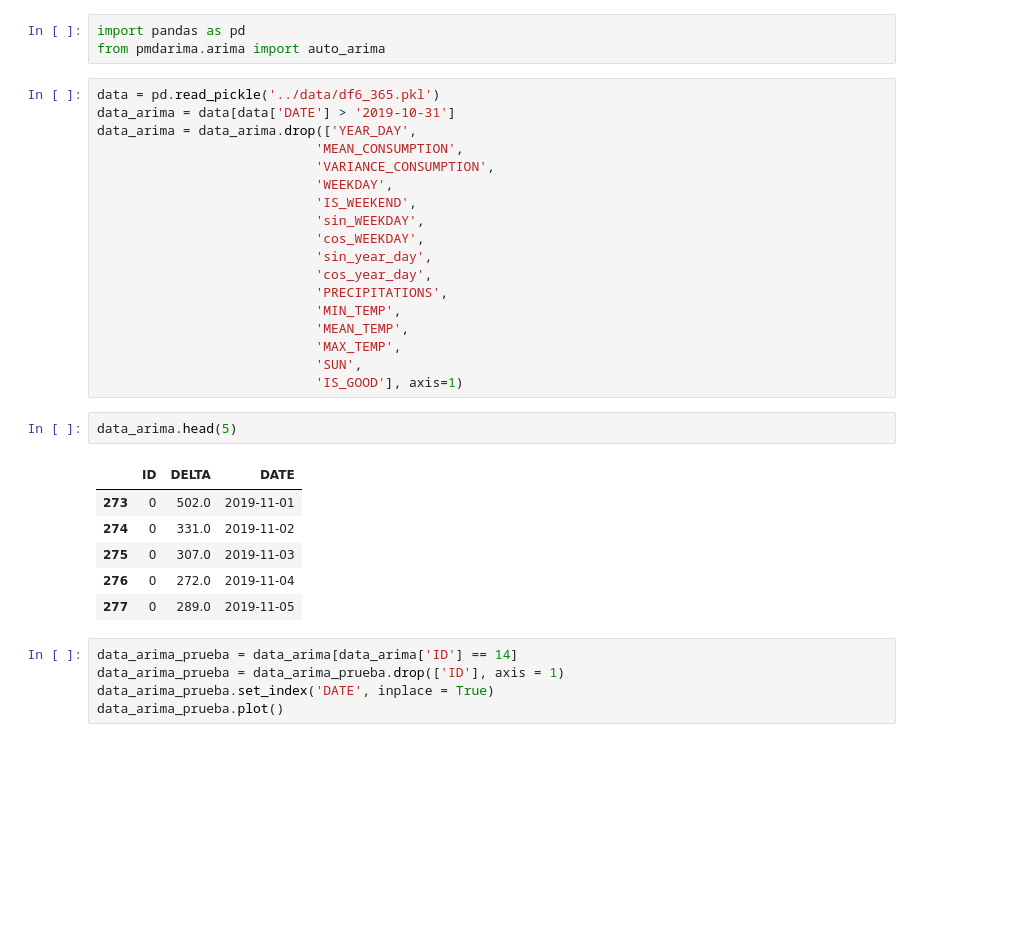
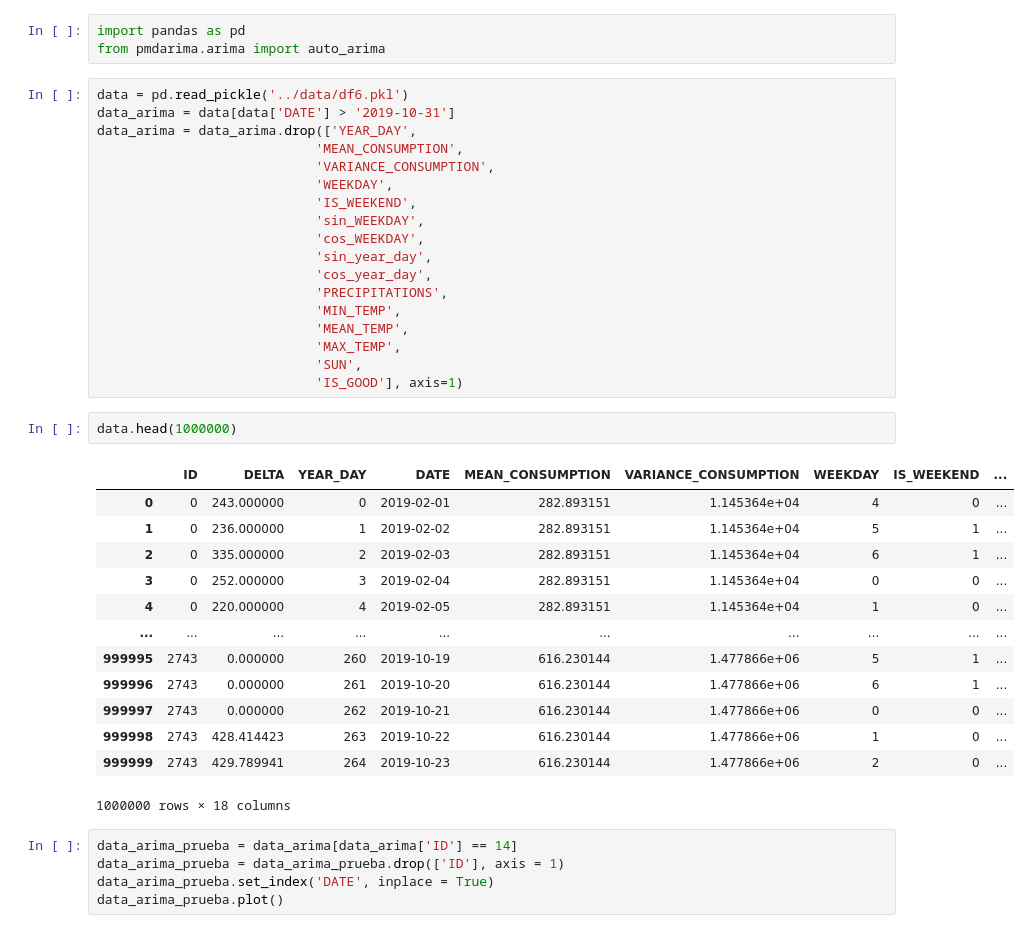
Before and after one commit to sgavela/water_footprint, a Jupyter notebook: exploration/bulk_arima.ipynb, the cells around one changed output. Cells and saved outputs as stored; diff of their text form; blank space fills up the shorter version.

```diff
--- a/exploration/bulk_arima.ipynb
+++ b/exploration/bulk_arima.ipynb
@@ -2,7 +2,7 @@
 import pandas as pd
 from pmdarima.arima import auto_arima
 # %%
-data = pd.read_pickle('../data/df6_365.pkl')
+data = pd.read_pickle('../data/df6.pkl')
 data_arima = data[data['DATE'] > '2019-10-31']
 data_arima = data_arima.drop(['YEAR_DAY',
                             'MEAN_CONSUMPTION',
@@ -19,15 +19,22 @@ data_arima = data_arima.drop(['YEAR_DAY',
                             'MAX_TEMP',
                             'SUN',
                             'IS_GOOD'], axis=1)
-# %%
-data_arima.head(5)
-# %% [output]
-|  | ID | DELTA | DATE |
-| 273 | 0 | 502.0 | 2019-11-01 |
-| 274 | 0 | 331.0 | 2019-11-02 |
-| 275 | 0 | 307.0 | 2019-11-03 |
-| 276 | 0 | 272.0 | 2019-11-04 |
-| 277 | 0 | 289.0 | 2019-11-05 |
+# %%
+data.head(1000000)
+# %% [output]
+|  | ID | DELTA | YEAR_DAY | DATE | MEAN_CONSUMPTION | VARIANCE_CONSUMPTION | WEEKDAY | IS_WEEKEND | ... |
+| 0 | 0 | 243.000000 | 0 | 2019-02-01 | 282.893151 | 1.145364e+04 | 4 | 0 | ... |
+| 1 | 0 | 236.000000 | 1 | 2019-02-02 | 282.893151 | 1.145364e+04 | 5 | 1 | ... |
+| 2 | 0 | 335.000000 | 2 | 2019-02-03 | 282.893151 | 1.145364e+04 | 6 | 1 | ... |
+| 3 | 0 | 252.000000 | 3 | 2019-02-04 | 282.893151 | 1.145364e+04 | 0 | 0 | ... |
+| 4 | 0 | 220.000000 | 4 | 2019-02-05 | 282.893151 | 1.145364e+04 | 1 | 0 | ... |
+| ... | ... | ... | ... | ... | ... | ... | ... | ... | ... |
+| 999995 | 2743 | 0.000000 | 260 | 2019-10-19 | 616.230144 | 1.477866e+06 | 5 | 1 | ... |
+| 999996 | 2743 | 0.000000 | 261 | 2019-10-20 | 616.230144 | 1.477866e+06 | 6 | 1 | ... |
+| 999997 | 2743 | 0.000000 | 262 | 2019-10-21 | 616.230144 | 1.477866e+06 | 0 | 0 | ... |
+| 999998 | 2743 | 428.414423 | 263 | 2019-10-22 | 616.230144 | 1.477866e+06 | 1 | 0 | ... |
+| 999999 | 2743 | 429.789941 | 264 | 2019-10-23 | 616.230144 | 1.477866e+06 | 2 | 0 | ... |
+1000000 rows × 18 columns
 # %%
 data_arima_prueba = data_arima[data_arima['ID'] == 14]
 data_arima_prueba = data_arima_prueba.drop(['ID'], axis = 1)
```
Also changed, not shown: 1 other file.
